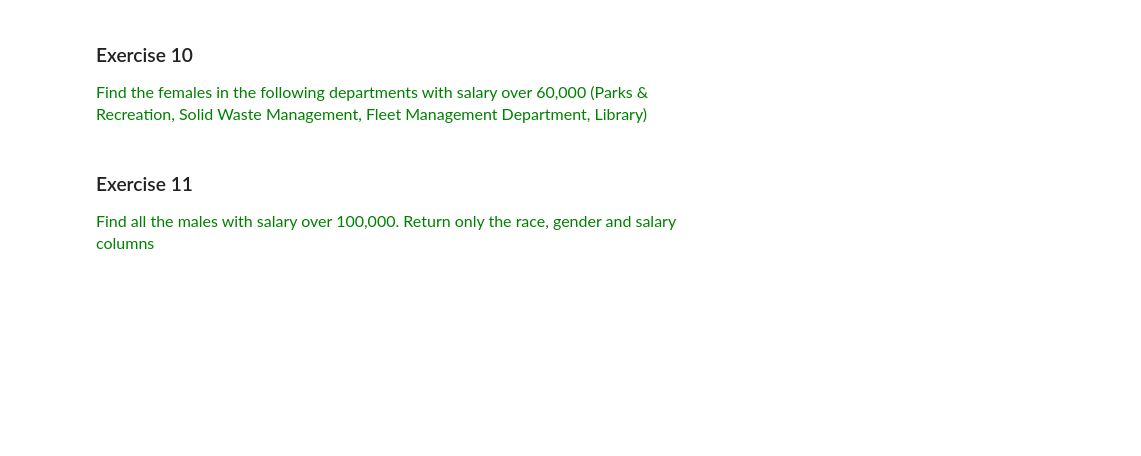
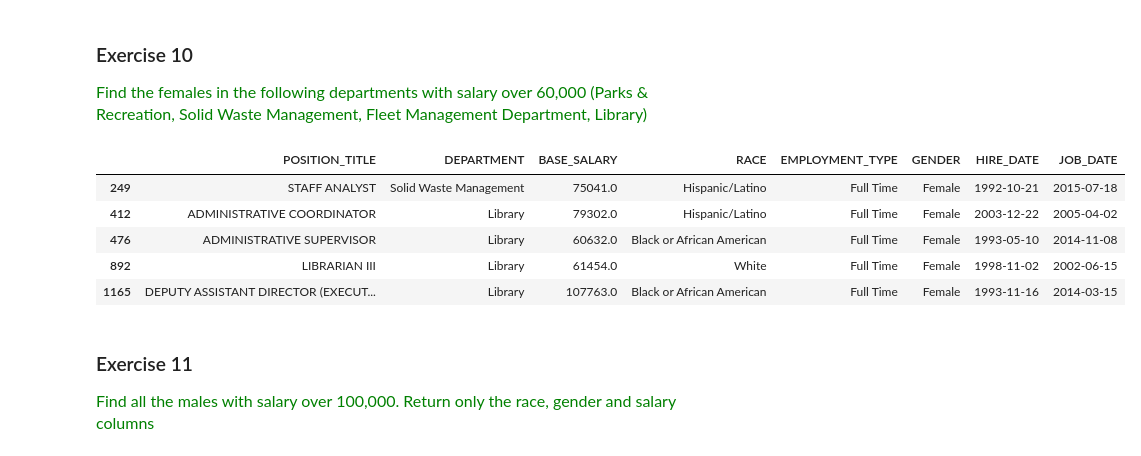
Before and after one commit to IcaroMourao/ufc-data-science, a Jupyter notebook: 02 Boolean Indexing.ipynb, the cells around one changed output. Cells and saved outputs as stored; diff of their text form; code cells hidden in the pictures; blank space fills up the shorter version.

```diff
--- a/02 Boolean Indexing.ipynb
+++ b/02 Boolean Indexing.ipynb
@@ -941,3 +975,19 @@ employee.head()
+# %%
+female = employee['GENDER'] == 'Female'
+salary_maior6 = employee['BASE_SALARY'] > 60000
+dep_PandR = employee['DEPARTMENT'] == 'Parks & Recreation'
+dep_SWM = employee['DEPARTMENT'] == 'Solid Waste Management'
+dep_FMD = employee['DEPARTMENT'] == 'Fleet Management Department'
+dep_Library = employee['DEPARTMENT'] == 'Library'
+criteria = ((female & salary_maior6) & (dep_PandR | dep_SWM | dep_FMD | dep_Library))
+employee[criteria].head()
+# %% [output]
+|  | POSITION_TITLE | DEPARTMENT | BASE_SALARY | RACE | EMPLOYMENT_TYPE | GENDER | HIRE_DATE | JOB_DATE |
+| 249 | STAFF ANALYST | Solid Waste Management | 75041.0 | Hispanic/Latino | Full Time | Female | 1992-10-21 | 2015-07-18 |
+| 412 | ADMINISTRATIVE COORDINATOR | Library | 79302.0 | Hispanic/Latino | Full Time | Female | 2003-12-22 | 2005-04-02 |
+| 476 | ADMINISTRATIVE SUPERVISOR | Library | 60632.0 | Black or African American | Full Time | Female | 1993-05-10 | 2014-11-08 |
+| 892 | LIBRARIAN III | Library | 61454.0 | White | Full Time | Female | 1998-11-02 | 2002-06-15 |
+| 1165 | DEPUTY ASSISTANT DIRECTOR (EXECUT... | Library | 107763.0 | Black or African American | Full Time | Female | 1993-11-16 | 2014-03-15 |
 # %% [markdown]
 ### Exercise 11
 <span  style="color:green; font-size:16px">Find all the males with salary over 100,000. Return only the race, gender and salary columns</span>
```
Also changed, not shown: parts of 18 cells of this notebook.
